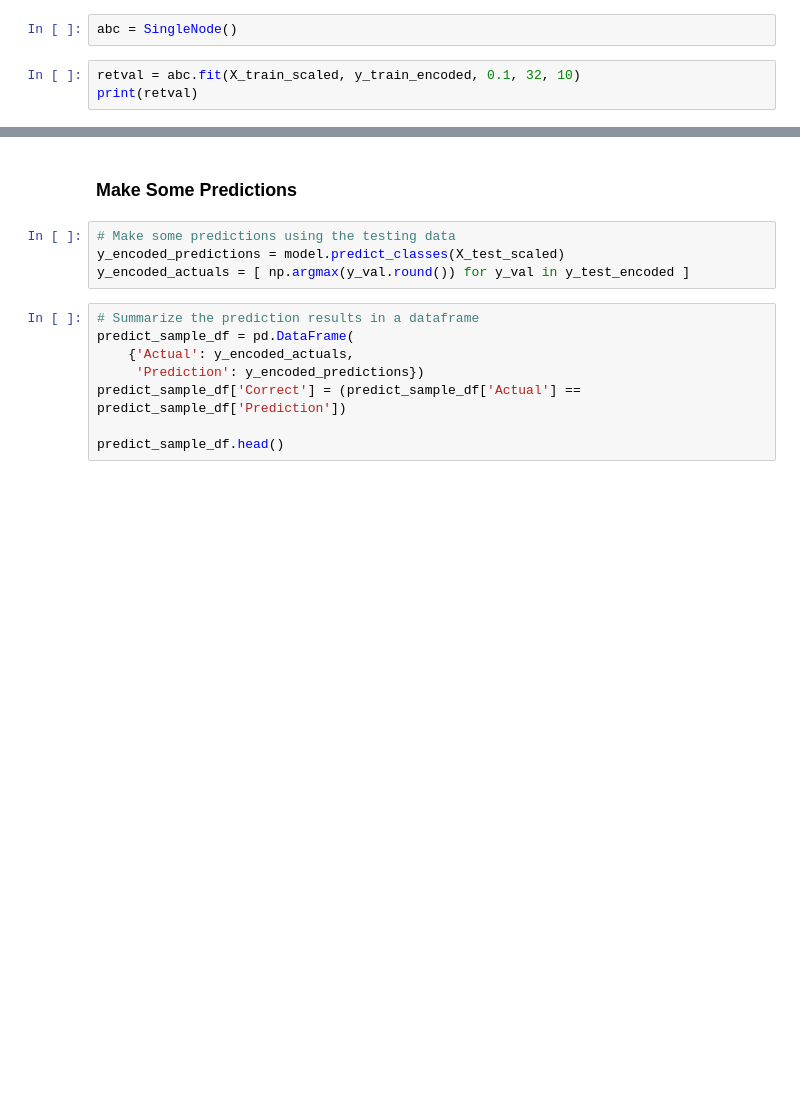
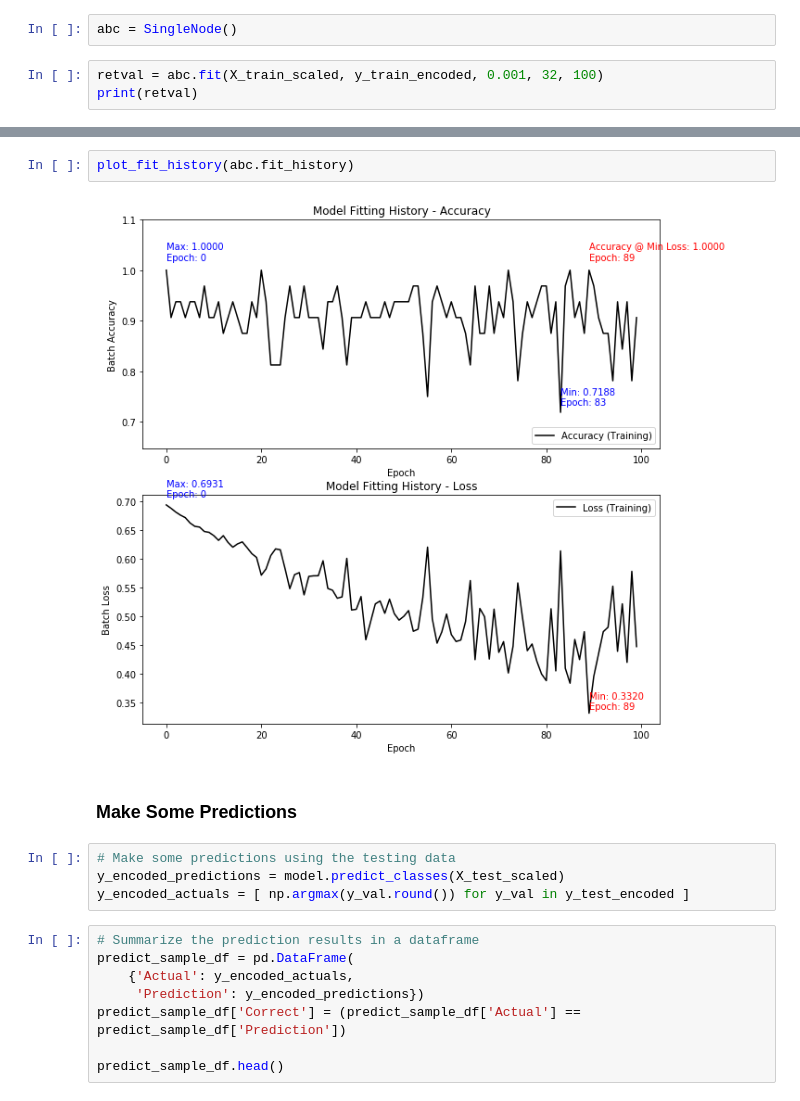
Before and after one commit to daddyjab/DL_Notes, a Jupyter notebook: 01-DL-Single_Neuron.ipynb, the cells around one changed output, grey strips where cells are left out. Cells and saved outputs as stored; diff of their text form; blank space fills up the shorter version.

```diff
--- a/01-DL-Single_Neuron.ipynb
+++ b/01-DL-Single_Neuron.ipynb
@@ -711,6 +945,6 @@ class SingleNode():
 # %%
 abc = SingleNode()
 # %%
-retval = abc.fit(X_train_scaled, y_train_encoded, 0.1, 32, 10)
+retval = abc.fit(X_train_scaled, y_train_encoded, 0.001, 32, 100)
 print(retval)
 # %% [output]
@@ -866,3 +952,7 @@ fig1.savefig("docs/10-Figure-Handwriting_Recognition-Model_Fitting_History.png")
+# %%
+plot_fit_history(abc.fit_history)
+# %% [output]
+[figure, added]
 # %% [markdown]
 ### Make Some Predictions
 # %%
```
Also changed, not shown: parts of 36 cells of this notebook.
